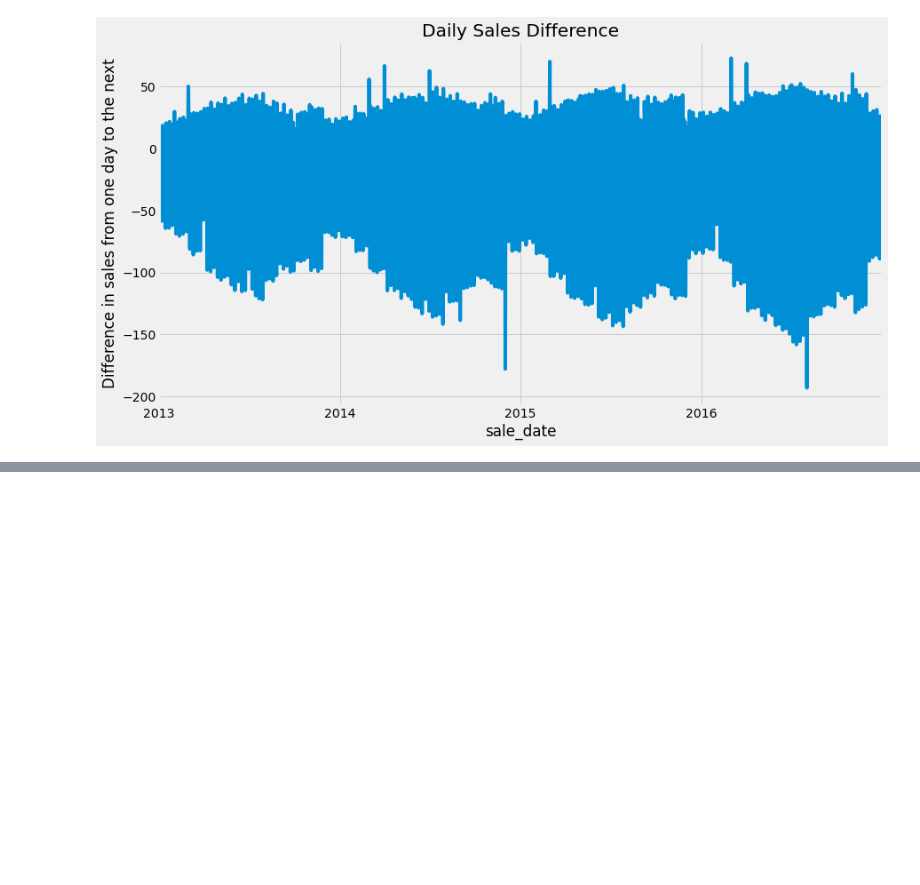
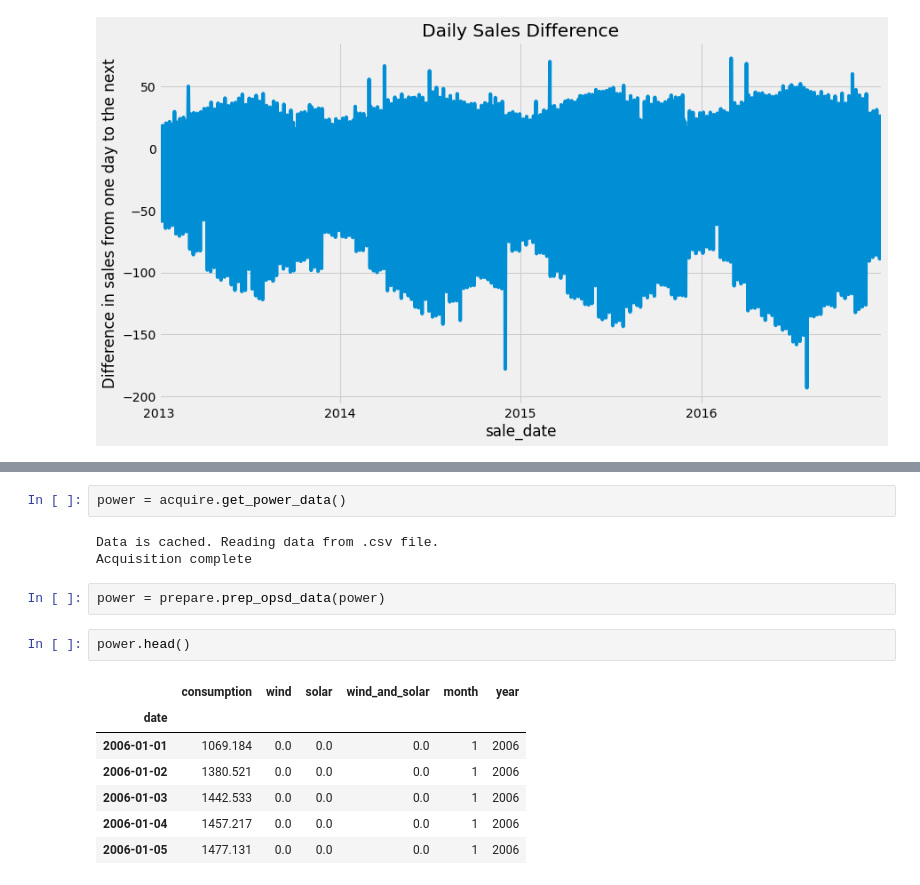
Before and after one commit to raycerna/time-series-exercises, a Jupyter notebook: explore.ipynb, the cells around one changed output, grey strips where cells are left out. Saved outputs shown, nothing was run; the diff lists cells and outputs as text; blank space fills up the shorter version.

```diff
--- a/explore.ipynb
+++ b/explore.ipynb
@@ -172,0 +201,17 @@ ax2.set(title='Monthly % Change in Sales Total')
+# %%
+power = acquire.get_power_data()
+# %% [output]
+Data is cached. Reading data from .csv file.
+Acquisition complete
+# %%
+power = prepare.prep_opsd_data(power)
+# %%
+power.head()
+# %% [output]
+|  | consumption | wind | solar | wind_and_solar | month | year |
+| date |  |  |  |  |  |  |
+| 2006-01-01 | 1069.184 | 0.0 | 0.0 | 0.0 | 1 | 2006 |
+| 2006-01-02 | 1380.521 | 0.0 | 0.0 | 0.0 | 1 | 2006 |
+| 2006-01-03 | 1442.533 | 0.0 | 0.0 | 0.0 | 1 | 2006 |
+| 2006-01-04 | 1457.217 | 0.0 | 0.0 | 0.0 | 1 | 2006 |
+| 2006-01-05 | 1477.131 | 0.0 | 0.0 | 0.0 | 1 | 2006 |
```
Also changed, not shown: parts of 7 cells of this notebook.
